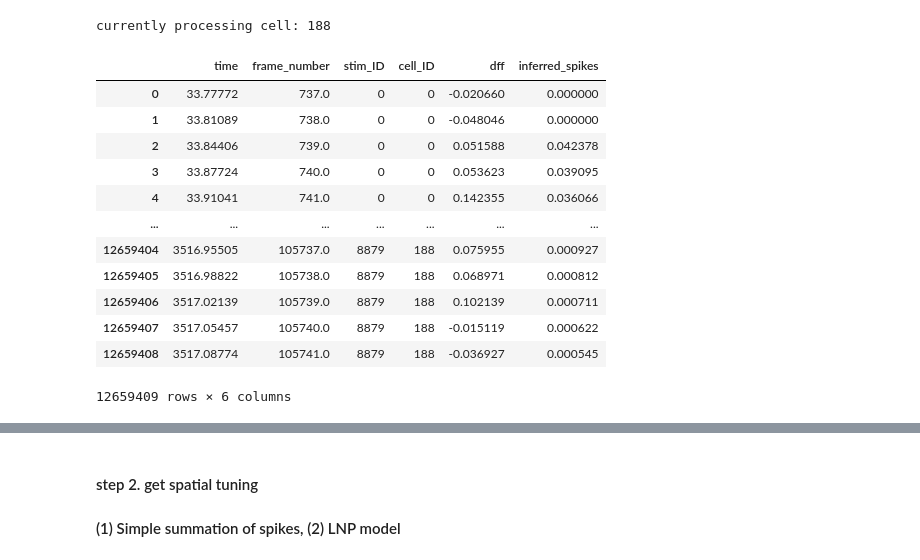
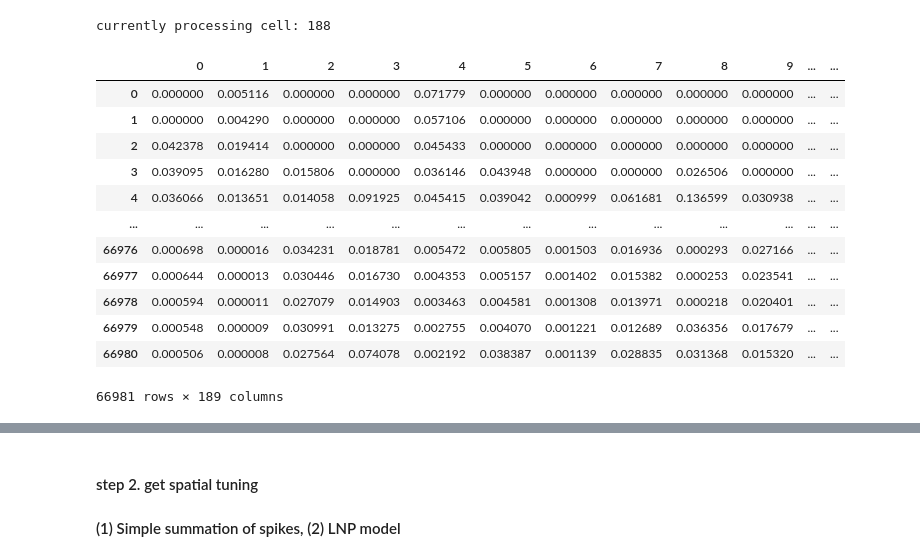
Before and after one commit to Pandabearingstreet/Neural-data-Science-Project, a Jupyter notebook: practical02.ipynb, the cells around one changed output, grey strips where cells are left out. Cells and saved outputs as stored; diff of their text form; code cells hidden in the pictures.

```diff
--- a/practical02.ipynb
+++ b/practical02.ipynb
@@ -389,22 +366,23 @@ inferred_spikes_df = pd.DataFrame.from_dict(inferred_spikes, orient="index").tra
 inferred_spikes_df.to_csv("inferred_spikes.csv", index=False)
 # %% [output]
 currently processing cell: 188
-# %%
-df
-# %% [output]
-|  | time | frame_number | stim_ID | cell_ID | dff | inferred_spikes |
-| 0 | 33.77772 | 737.0 | 0 | 0 | -0.020660 | 0.000000 |
-| 1 | 33.81089 | 738.0 | 0 | 0 | -0.048046 | 0.000000 |
-| 2 | 33.84406 | 739.0 | 0 | 0 | 0.051588 | 0.042378 |
-| 3 | 33.87724 | 740.0 | 0 | 0 | 0.053623 | 0.039095 |
-| 4 | 33.91041 | 741.0 | 0 | 0 | 0.142355 | 0.036066 |
-| ... | ... | ... | ... | ... | ... | ... |
-| 12659404 | 3516.95505 | 105737.0 | 8879 | 188 | 0.075955 | 0.000927 |
-| 12659405 | 3516.98822 | 105738.0 | 8879 | 188 | 0.068971 | 0.000812 |
-| 12659406 | 3517.02139 | 105739.0 | 8879 | 188 | 0.102139 | 0.000711 |
-| 12659407 | 3517.05457 | 105740.0 | 8879 | 188 | -0.015119 | 0.000622 |
-| 12659408 | 3517.08774 | 105741.0 | 8879 | 188 | -0.036927 | 0.000545 |
-12659409 rows × 6 columns
+# %%
+inferred_spikes_df = pd.read_csv("inferred_spikes.csv")
+inferred_spikes_df
+# %% [output]
+|  | 0 | 1 | 2 | 3 | 4 | 5 | 6 | 7 | 8 | 9 | ... | ... |
+| 0 | 0.000000 | 0.005116 | 0.000000 | 0.000000 | 0.071779 | 0.000000 | 0.000000 | 0.000000 | 0.000000 | 0.000000 | ... | ... |
+| 1 | 0.000000 | 0.004290 | 0.000000 | 0.000000 | 0.057106 | 0.000000 | 0.000000 | 0.000000 | 0.000000 | 0.000000 | ... | ... |
+| 2 | 0.042378 | 0.019414 | 0.000000 | 0.000000 | 0.045433 | 0.000000 | 0.000000 | 0.000000 | 0.000000 | 0.000000 | ... | ... |
+| 3 | 0.039095 | 0.016280 | 0.015806 | 0.000000 | 0.036146 | 0.043948 | 0.000000 | 0.000000 | 0.026506 | 0.000000 | ... | ... |
+| 4 | 0.036066 | 0.013651 | 0.014058 | 0.091925 | 0.045415 | 0.039042 | 0.000999 | 0.061681 | 0.136599 | 0.030938 | ... | ... |
+| ... | ... | ... | ... | ... | ... | ... | ... | ... | ... | ... | ... | ... |
+| 66976 | 0.000698 | 0.000016 | 0.034231 | 0.018781 | 0.005472 | 0.005805 | 0.001503 | 0.016936 | 0.000293 | 0.027166 | ... | ... |
+| 66977 | 0.000644 | 0.000013 | 0.030446 | 0.016730 | 0.004353 | 0.005157 | 0.001402 | 0.015382 | 0.000253 | 0.023541 | ... | ... |
+| 66978 | 0.000594 | 0.000011 | 0.027079 | 0.014903 | 0.003463 | 0.004581 | 0.001308 | 0.013971 | 0.000218 | 0.020401 | ... | ... |
+| 66979 | 0.000548 | 0.000009 | 0.030991 | 0.013275 | 0.002755 | 0.004070 | 0.001221 | 0.012689 | 0.036356 | 0.017679 | ... | ... |
+| 66980 | 0.000506 | 0.000008 | 0.027564 | 0.074078 | 0.002192 | 0.038387 | 0.001139 | 0.028835 | 0.031368 | 0.015320 | ... | ... |
+66981 rows × 189 columns
 # %%
 # Plot the results for a specific cell
 # cell_id_to_plot = cell_ids[0]
```
Also changed, not shown: parts of 10 cells of this notebook.
